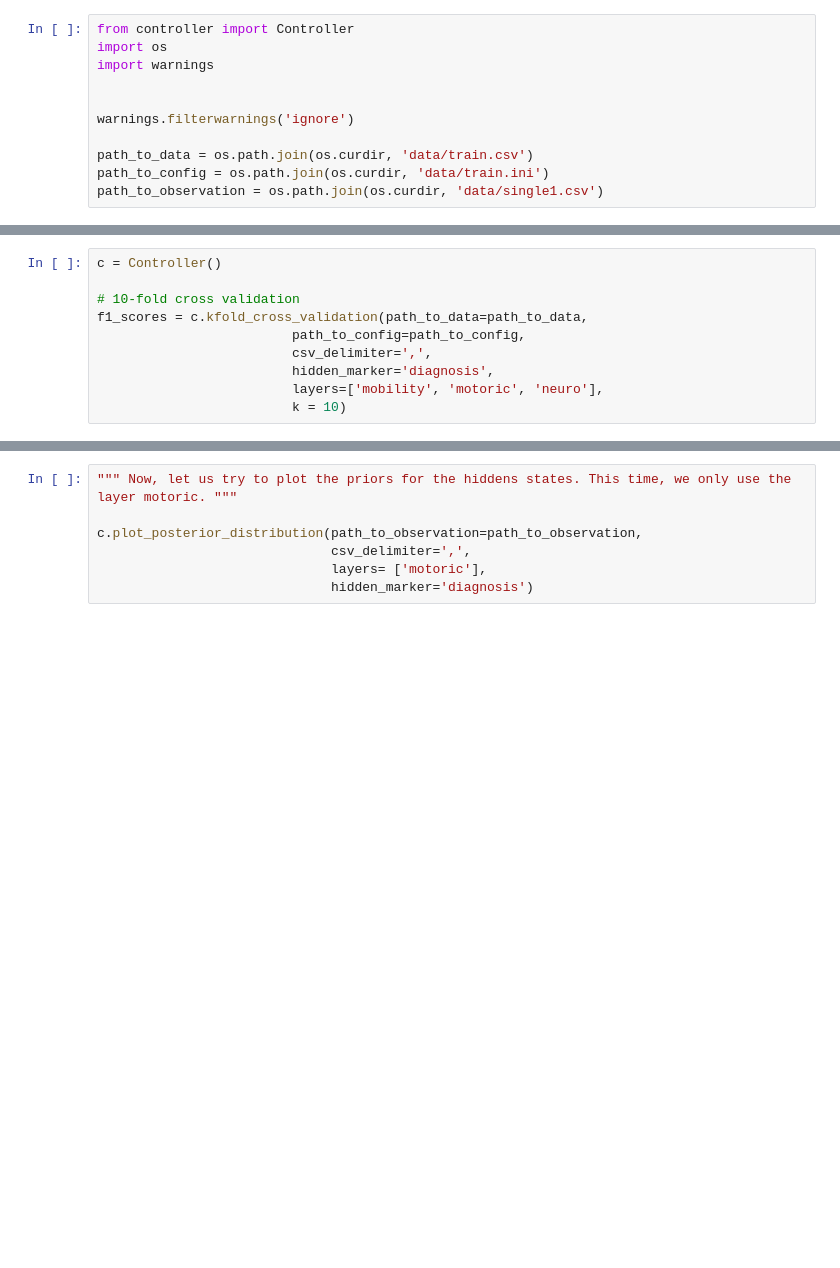
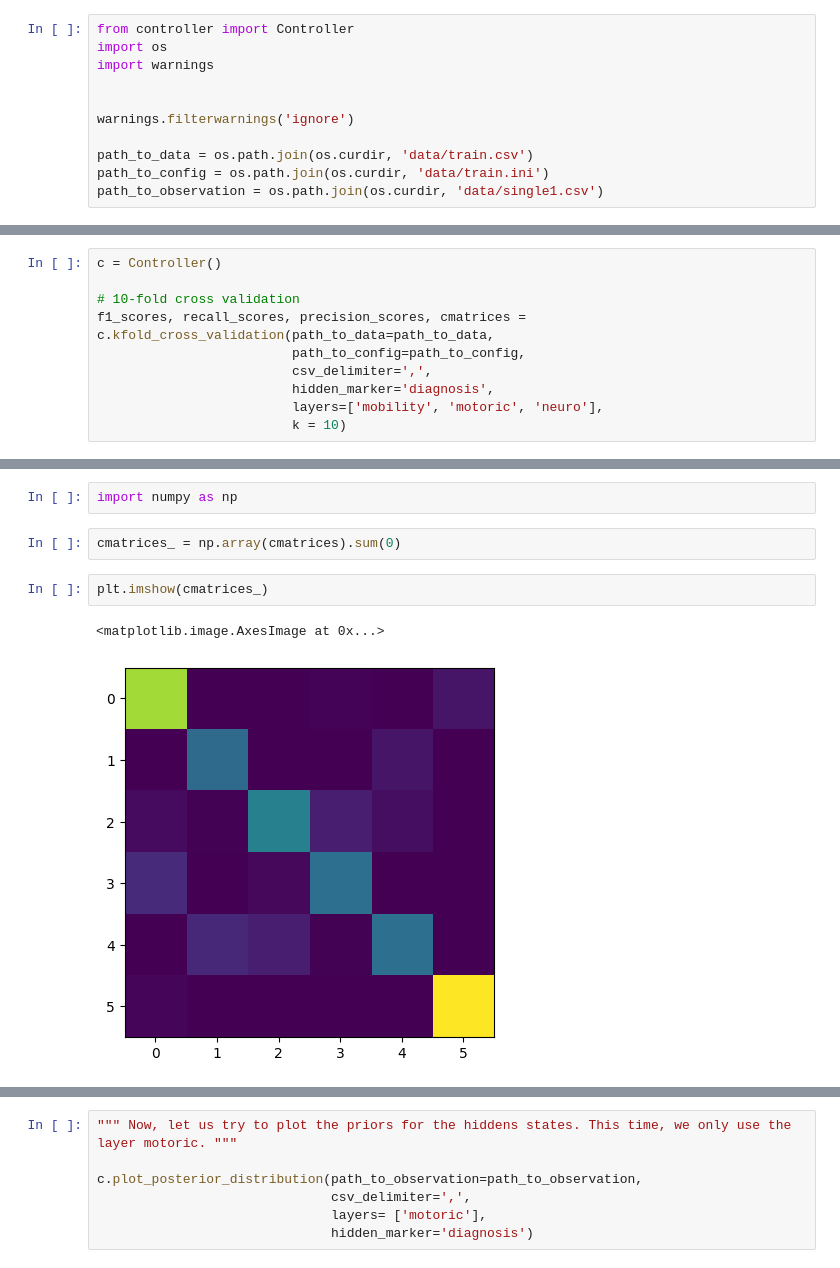
Before and after one commit to rfechner/generic-hmm, a Jupyter notebook: tutorial.ipynb, the cells around one changed output, grey strips where cells are left out. Saved outputs shown, nothing was run; the diff lists cells and outputs as text; blank space fills up the shorter version.

```diff
--- a/tutorial.ipynb
+++ b/tutorial.ipynb
@@ -13,7 +17,7 @@ path_to_observation = os.path.join(os.curdir, 'data/single1.csv')
 c = Controller()
 
 # 10-fold cross validation
-f1_scores = c.kfold_cross_validation(path_to_data=path_to_data,
+f1_scores, recall_scores, precision_scores, cmatrices = c.kfold_cross_validation(path_to_data=path_to_data,
                          path_to_config=path_to_config,
                          csv_delimiter=',',
                          hidden_marker='diagnosis',
@@ -24,3 +72,12 @@ KeyError: "The groupby key wasn't found inside your .ini file. k-fold cross vali
+# %%
+import numpy as np
+# %%
+cmatrices_ = np.array(cmatrices).sum(0)
+# %%
+plt.imshow(cmatrices_)
+# %% [output]
+<matplotlib.image.AxesImage at 0x...>
+[figure, added]
 # %%
 # construct our model
 c.construct(path_to_data=path_to_data,
```
Also changed, not shown: parts of 3 cells of this notebook, 2 other files.
